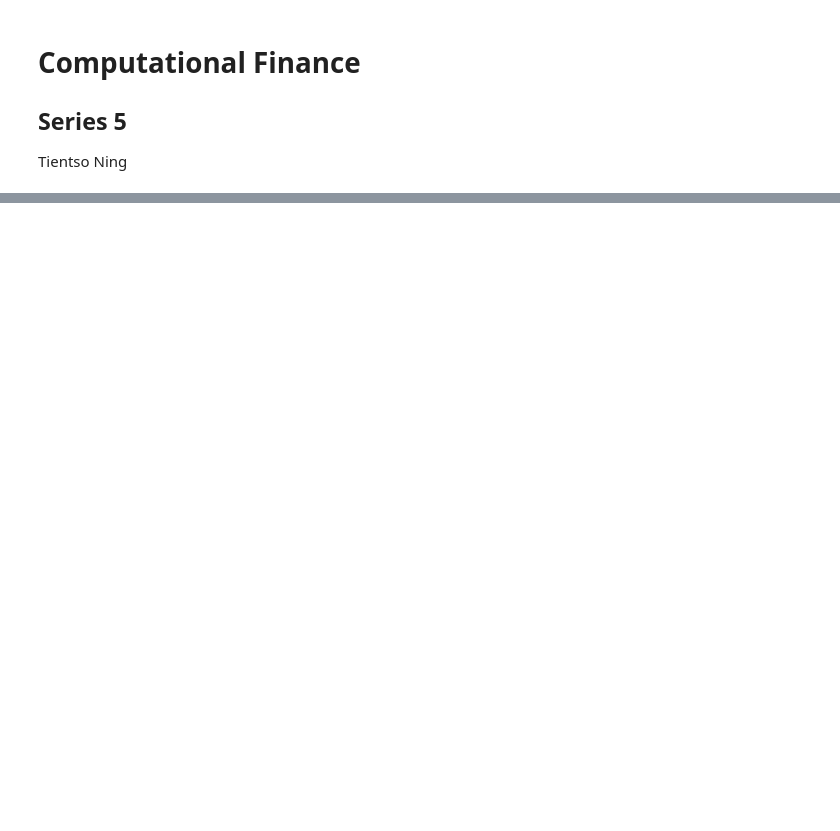
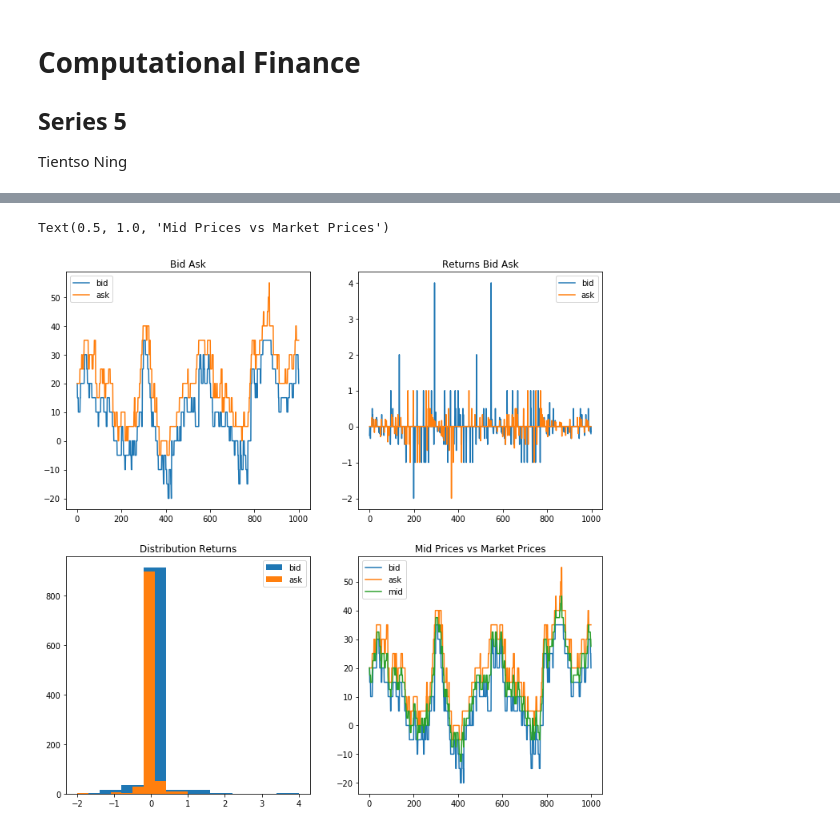
Before and after one commit to kensekense/unige-spring-2020, a Jupyter notebook: finance/tp5/tp5_kense.ipynb, the cells around one changed output, grey strips where cells are left out. Cells and saved outputs as stored; diff of their text form; code cells hidden in the pictures; blank space fills up the shorter version.

```diff
--- a/finance/tp5/tp5_kense.ipynb
+++ b/finance/tp5/tp5_kense.ipynb
@@ -111,0 +119,27 @@ statsmodels.graphics.tsaplots.plot_acf(np.asarray(ret_ask))
+# %%
+# just some visualization tests
+test_ts, test_bid, test_ask = maslov(1000, 0.5, 5)
+test_ret_bid = returns(test_bid)
+test_ret_ask = returns(test_ask)
+test_mid = (np.asarray(test_bid)+np.asarray(test_ask))/2
+f, ax = plt.subplots(2,2, figsize=(12,12))
+ax[0][0].plot(test_ts, test_bid, label="bid")
+ax[0][0].plot(test_ts, test_ask, label="ask")
+ax[0][0].legend()
+ax[0][0].set_title("Bid Ask")
+ax[0][1].plot(test_ret_bid, label="bid")
+ax[0][1].plot(test_ret_ask, label="ask")
+ax[0][1].legend()
+ax[0][1].set_title("Returns Bid Ask")
+ax[1][0].hist(test_ret_bid, label="bid")
+ax[1][0].hist(test_ret_ask, label="ask")
+ax[1][0].legend()
+ax[1][0].set_title("Distribution Returns")
+ax[1][1].plot(test_ts, test_bid, label="bid")
+ax[1][1].plot(test_ts, test_ask, label="ask")
+ax[1][1].plot(test_ts, test_mid, label="mid")
+ax[1][1].legend()
+ax[1][1].set_title("Mid Prices vs Market Prices")
+# %% [output]
+Text(0.5, 1.0, 'Mid Prices vs Market Prices')
+[figure, added]
```
Also changed, not shown: parts of 10 cells of this notebook, 2 other files.
